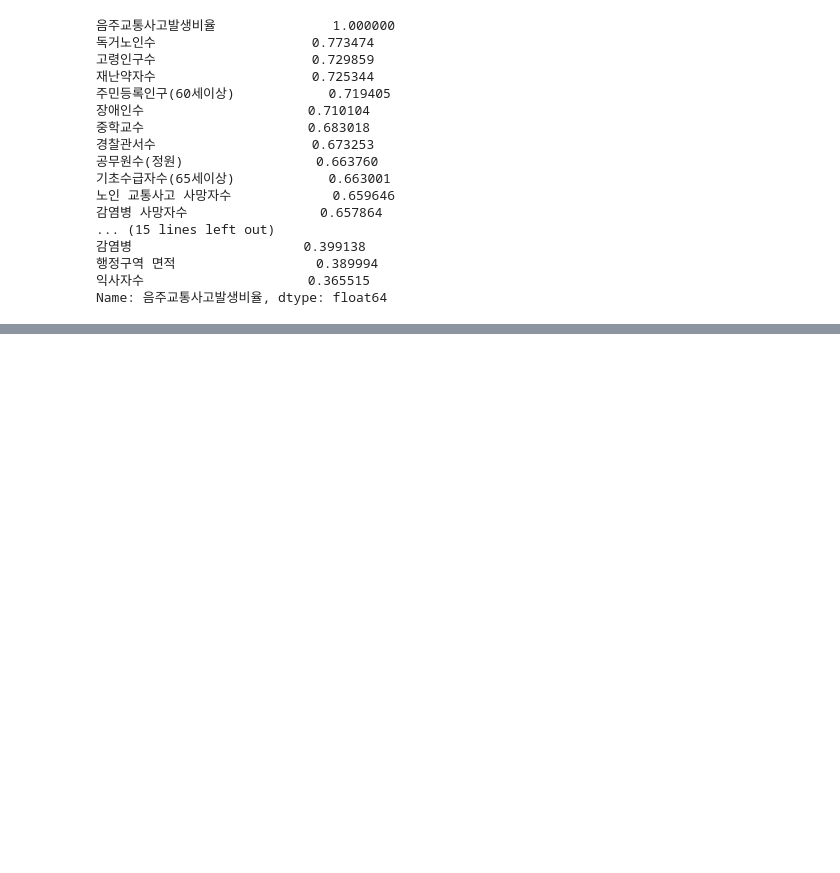
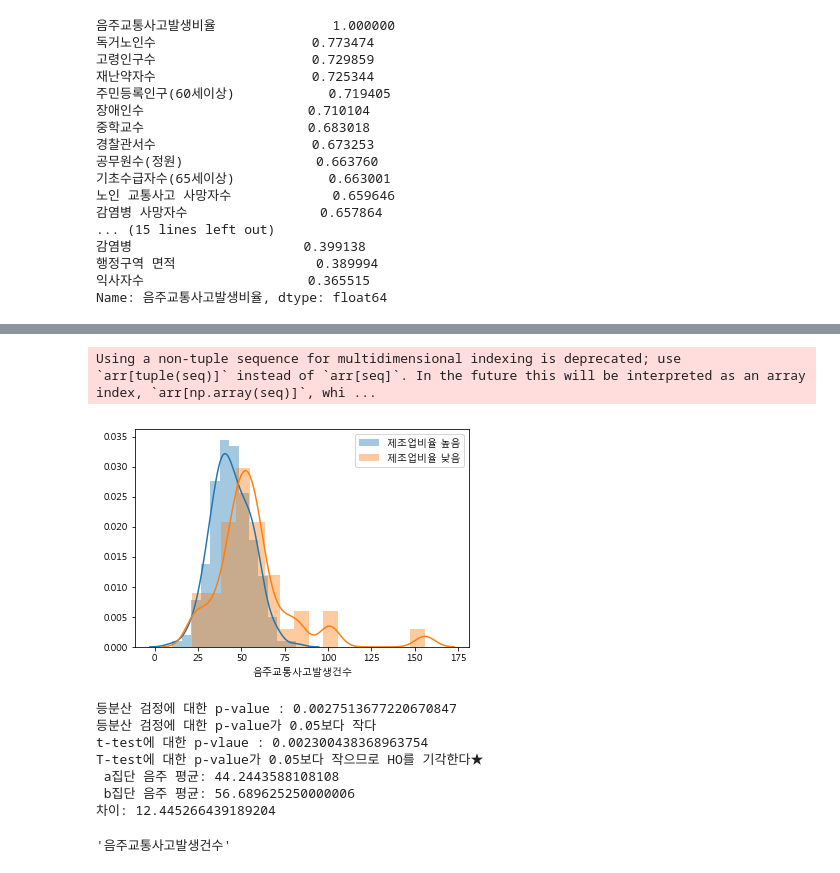
Before and after one commit to gloryle/ARTISTS, a Jupyter notebook: 1204_hyjy_제조업체수-교통사고#음주운전.ipynb, the cells around one changed output, grey strips where cells are left out. Drawn from its saved outputs; the diff is of its cells as text; code cells hidden in the pictures; blank space fills up the shorter version.

```diff
--- a/1204_hyjy_제조업체수-교통사고#음주운전.ipynb
+++ b/1204_hyjy_제조업체수-교통사고#음주운전.ipynb
@@ -368,0 +425,5 @@ Name: 음주교통사고발생비율, dtype: float64
+# %%
+sigungu_nxy['group3'] = np.zeros(len(sigungu_nxy))
+cond = sigungu_nxy.제조업비율 >= sigungu_nxy['제조업비율'].median()
+group3_index = sigungu_nxy.loc[cond].index
+sigungu_nxy.loc[sigungu_nxy.index.isin(group3_index),'group3'] = 1
@@ -368,0 +435,13 @@ Name: 음주교통사고발생비율, dtype: float64
+# %%
+con_check('group2','음주교통사고발생건수',sigungu_nxy)
+# %% [output]
+Using a non-tuple sequence for multidimensional indexing is deprecated; use `arr[tuple(seq)]` instead of `arr[seq]`. In the future this will be interpreted as an array index, `arr[np.array(seq)]`, whi ...
+[figure, added]
+등분산 검정에 대한 p-value : 0.0027513677220670847
+등분산 검정에 대한 p-value가 0.05보다 작다
+t-test에 대한 p-vlaue : 0.002300438368963754
+T-test에 대한 p-value가 0.05보다 작으므로 HO를 기각한다★
+ a집단 음주 평균: 44.2443588108108
+ b집단 음주 평균: 56.689625250000006
+차이: 12.445266439189204
+'음주교통사고발생건수'
```
Also changed, not shown: parts of 8 cells of this notebook.
